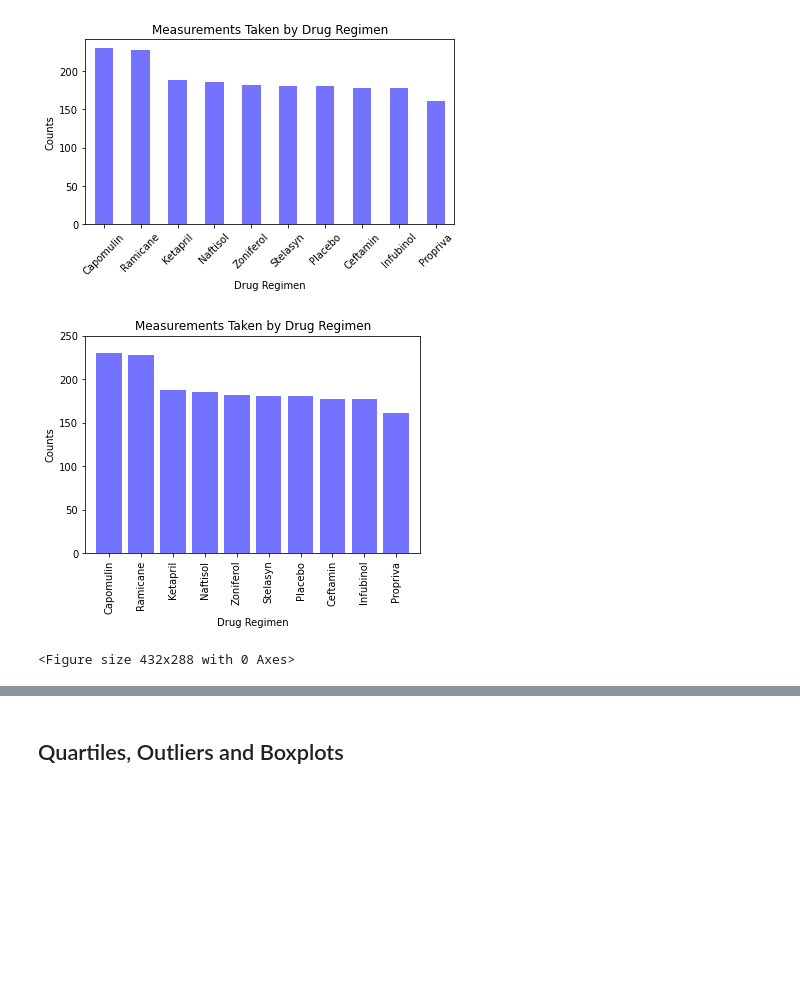
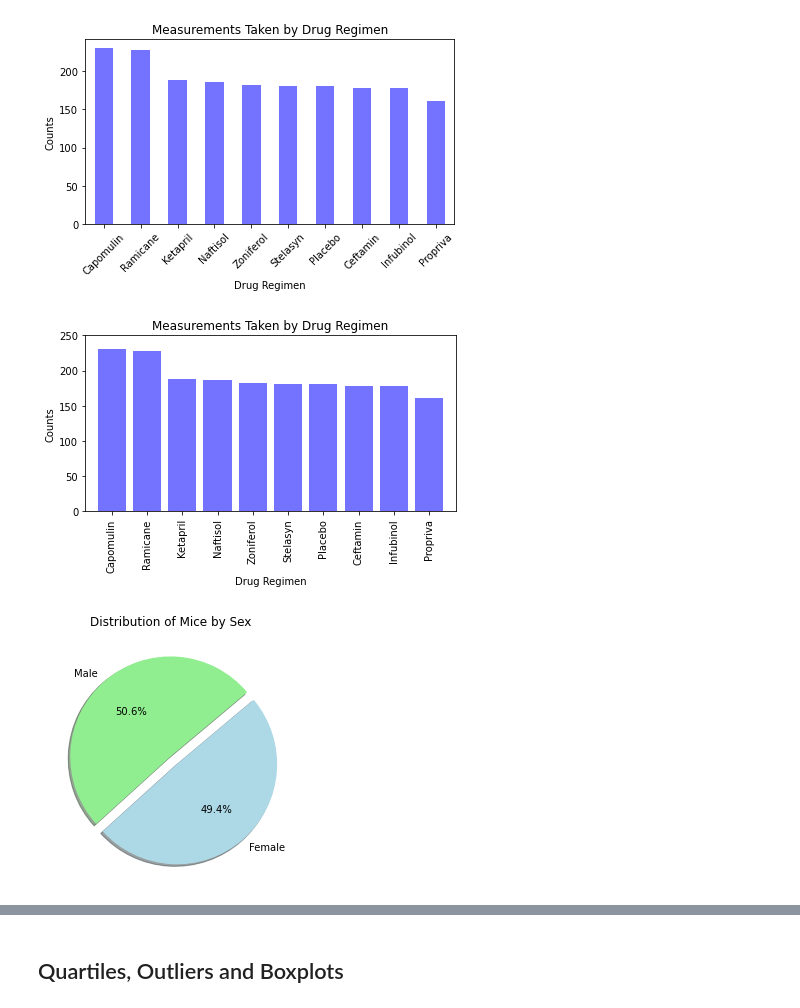
Before and after one commit to austin3216/matplotlib-challenge, a Jupyter notebook: pymaceuticals_starter.ipynb, the cells around one changed output, grey strips where cells are left out. Cells and saved outputs as stored; diff of their text form; code cells hidden in the pictures; blank space fills up the shorter version.

```diff
--- a/pymaceuticals_starter.ipynb
+++ b/pymaceuticals_starter.ipynb
@@ -156,7 +153,8 @@ plt.show()
 # %%
 # Generate a bar plot showing the total number of measurements taken on each drug regimen using pyplot.
 
-# Define the x-axis and tick locations (using 'measures' variable set in prior task)
+# Define the x-axis and tick locations
+measures = mouse_study_df['Drug Regimen'].value_counts()
 x_axis = np.arange(len(measures))
 tick_locations = [value for value in x_axis]
 
@@ -174,9 +172,21 @@ plt.xlabel('Drug Regimen')
 plt.ylabel('Counts')
 
 # Show the chart
+plt.tight_layout()
 plt.show()
-plt.tight_layout()
 # %% [output]
-[figure, old version]
+[figure, new version]
-<Figure size 432x288 with 0 Axes>
+# %%
+# Generate a pie plot showing the distribution of female versus male mice using pandas
+
+# Get the counts of mice by gender + plot using pandas
+mouse_study_df['Sex'].value_counts().plot(kind='pie', autopct='%1.1f%%', shadow=True, startangle=40, explode=[0,0.1], colors=['lightgreen','lightblue'])
+
+# Show the pie chart
+plt.title('Distribution of Mice by Sex')
+plt.axis('off')
+plt.tight_layout()
+plt.show()
+# %% [output]
+[figure, added]
 # %%
```
Also changed, not shown: parts of 3 cells of this notebook.
